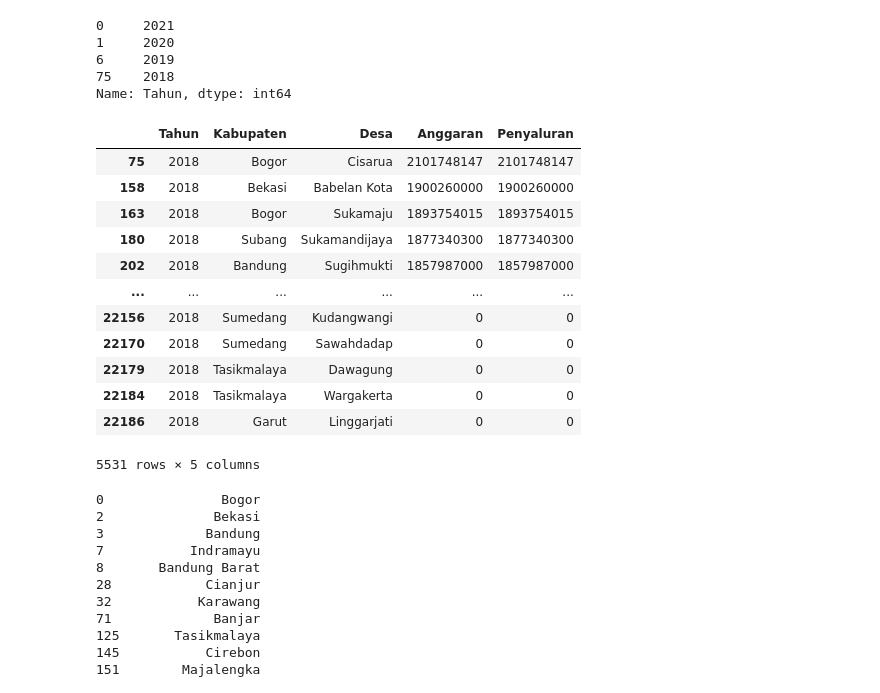
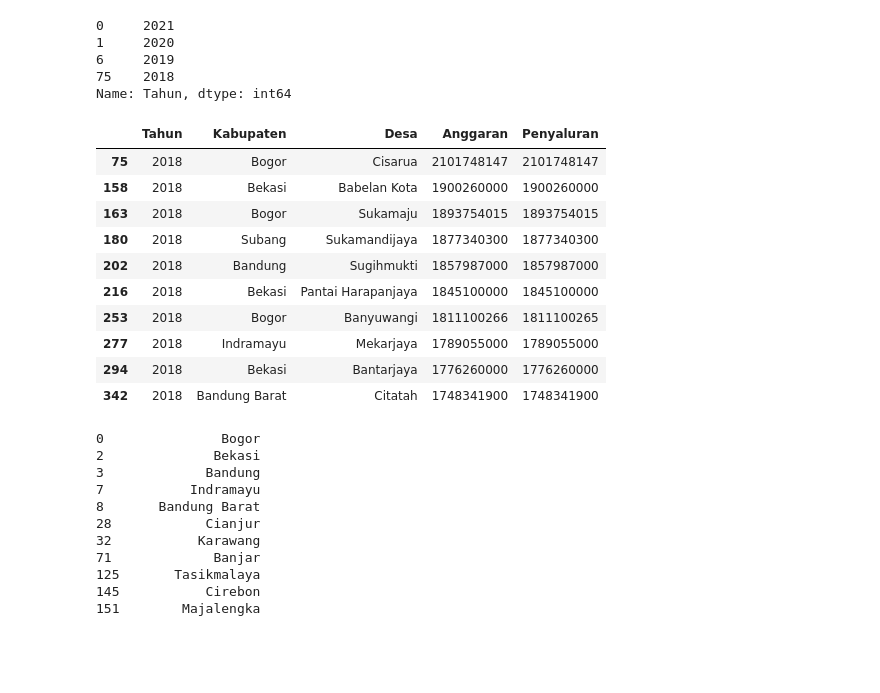
Before and after one commit to dhikaramadhansaputra/latihan_data_pre-processing, a Jupyter notebook: Laporan dana desa Provinsi Jawa Barat 2018 - 2021/(pre-processing) Laporan dana desa Provinsi Jawa Barat.ipynb, the cells around one changed output. Cells and saved outputs as stored; diff of their text form; code cells hidden in the pictures; blank space fills up the shorter version.

```diff
--- a/Laporan dana desa Provinsi Jawa Barat 2018 - 2021/(worksheet) Laporan dana desa Provinsi Jawa Barat.ipynb
+++ b/Laporan dana desa Provinsi Jawa Barat 2018 - 2021/(pre-processing) Laporan dana desa Provinsi Jawa Barat.ipynb
@@ -52,21 +50,19 @@ df['Tahun'].drop_duplicates()
 75    2018
 Name: Tahun, dtype: int64
 # %%
-df[df['Tahun'] == 2018]
+df[df['Tahun'] == 2018].head(10)
 # %% [output]
 |  | Tahun | Kabupaten | Desa | Anggaran | Penyaluran |
 | 75 | 2018 | Bogor | Cisarua | 2101748147 | 2101748147 |
 | 158 | 2018 | Bekasi | Babelan Kota | 1900260000 | 1900260000 |
 | 163 | 2018 | Bogor | Sukamaju | 1893754015 | 1893754015 |
 | 180 | 2018 | Subang | Sukamandijaya | 1877340300 | 1877340300 |
 | 202 | 2018 | Bandung | Sugihmukti | 1857987000 | 1857987000 |
-| ... | ... | ... | ... | ... | ... |
-| 22156 | 2018 | Sumedang | Kudangwangi | 0 | 0 |
-| 22170 | 2018 | Sumedang | Sawahdadap | 0 | 0 |
-| 22179 | 2018 | Tasikmalaya | Dawagung | 0 | 0 |
-| 22184 | 2018 | Tasikmalaya | Wargakerta | 0 | 0 |
-| 22186 | 2018 | Garut | Linggarjati | 0 | 0 |
+| 216 | 2018 | Bekasi | Pantai Harapanjaya | 1845100000 | 1845100000 |
+| 253 | 2018 | Bogor | Banyuwangi | 1811100266 | 1811100265 |
+| 277 | 2018 | Indramayu | Mekarjaya | 1789055000 | 1789055000 |
+| 294 | 2018 | Bekasi | Bantarjaya | 1776260000 | 1776260000 |
+| 342 | 2018 | Bandung Barat | Citatah | 1748341900 | 1748341900 |
-5531 rows × 5 columns
 # %%
 df['Kabupaten'].drop_duplicates()
 # %% [output]
```
Also changed, not shown: parts of 6 cells of this notebook, 2 other files.
